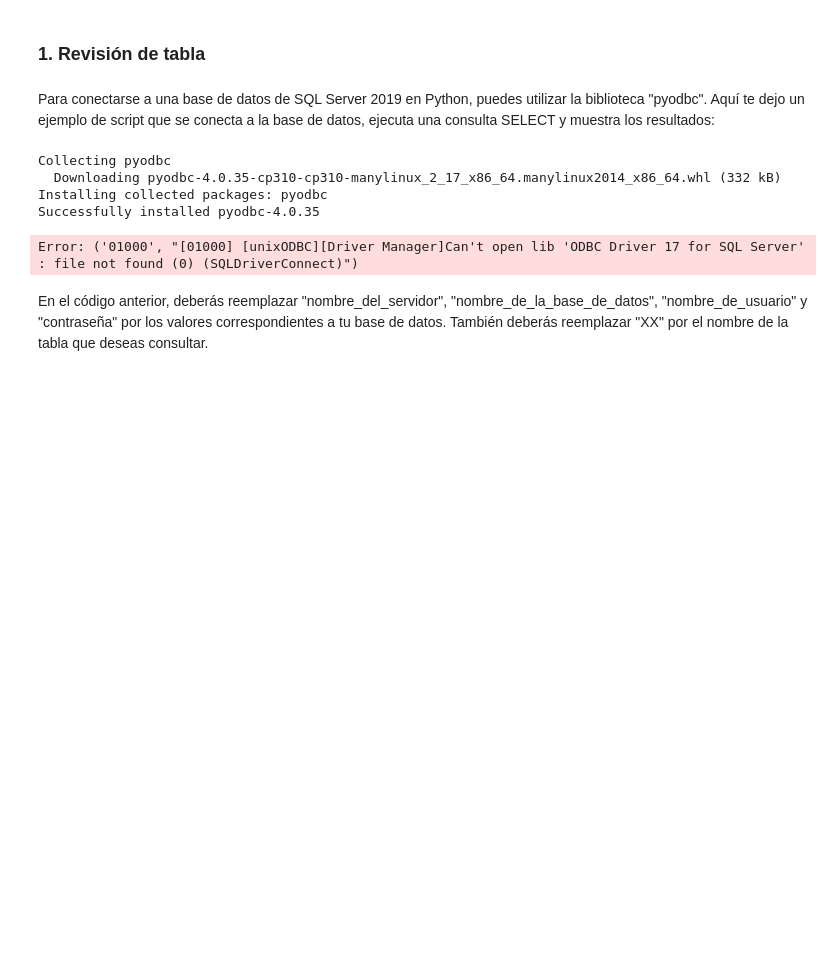
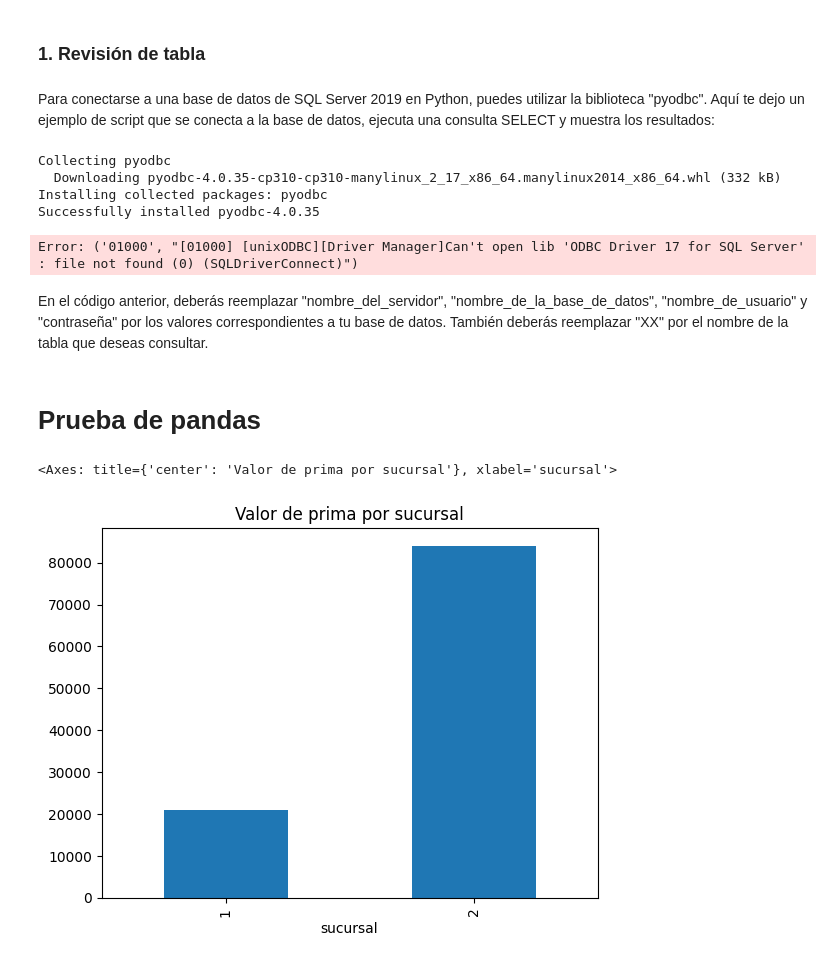
Before and after one commit to fnsalinas/practica_python, a Jupyter notebook: 20230322_hola_mundo.ipynb, the cells around one changed output. Saved outputs shown, nothing was run; the diff lists cells and outputs as text; code cells hidden in the pictures; blank space fills up the shorter version.

Commit message:
Agregadas pruebas de pandas y matplotlib

```diff
--- a/20230322_hola_mundo.ipynb
+++ b/20230322_hola_mundo.ipynb
@@ -71,3 +71,20 @@ for row in cursor:
 Error: ('01000', "[01000] [unixODBC][Driver Manager]Can't open lib 'ODBC Driver 17 for SQL Server' : file not found (0) (SQLDriverConnect)")
 # %% [markdown]
 En el código anterior, deberás reemplazar "nombre_del_servidor", "nombre_de_la_base_de_datos", "nombre_de_usuario" y "contraseña" por los valores correspondientes a tu base de datos. También deberás reemplazar "XX" por el nombre de la tabla que deseas consultar.
+# %% [markdown]
+# Prueba de pandas
+# %%
+import pandas as pd
+
+# Leer el archivo de Excel
+df = pd.read_csv('data/prueba.csv')
+
+# Agrupar por sucursal y sumar el valor_de_prima
+df_sucursal = df.groupby('sucursal')['valor_de_prima'].sum()
+
+# Generar el gráfico
+%matplotlib inline
+df_sucursal.plot(kind='bar', title='Valor de prima por sucursal')
+# %% [output]
+<Axes: title={'center': 'Valor de prima por sucursal'}, xlabel='sucursal'>
+[figure, added]
```
Also changed, not shown: parts of 1 cell of this notebook, 1 other file.
